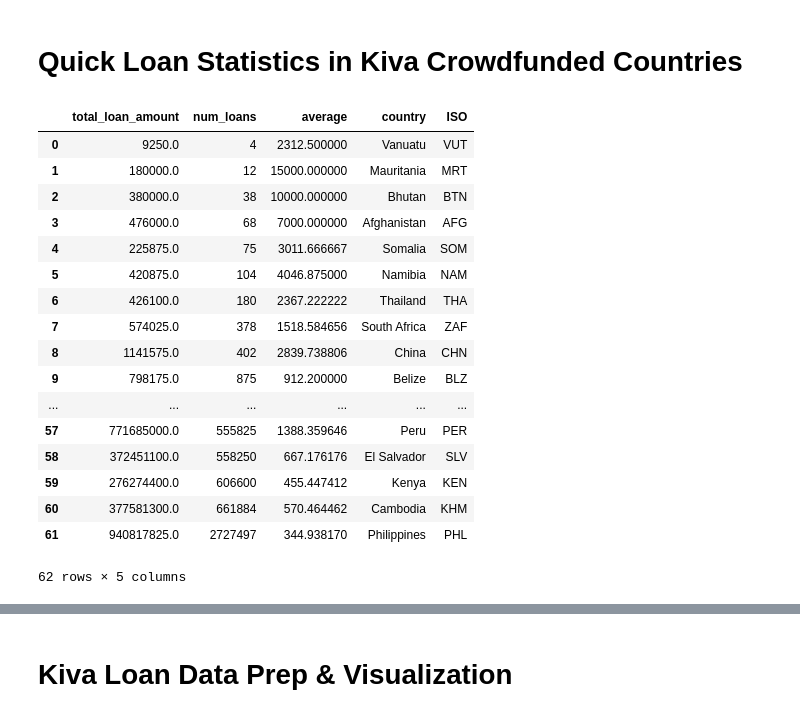
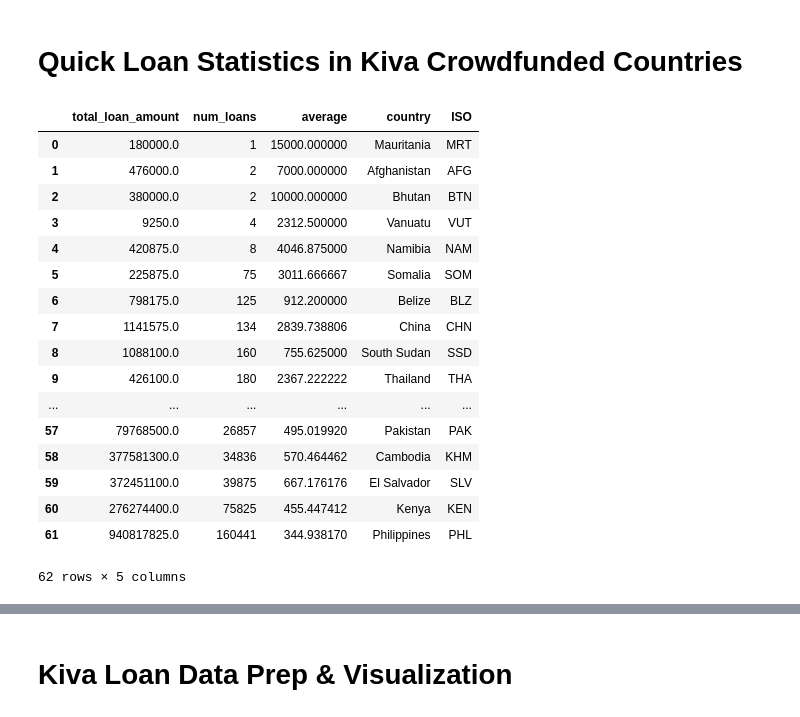
Before and after one commit to smakhijani/kaggle-kiva-crowdfunding, a Jupyter notebook: Preliminary Exploratory Data Analysis.ipynb, the cells around one changed output, grey strips where cells are left out. Drawn from its saved outputs; the diff is of its cells as text; code cells hidden in the pictures.

```diff
--- a/Preliminary Exploratory Data Analysis.ipynb
+++ b/Preliminary Exploratory Data Analysis.ipynb
@@ -76,36 +76,37 @@ csv_into_sql('loan_theme_ids.csv', 'loan_theme', conn)
 # %% [markdown]
 # Quick Loan Statistics in Kiva Crowdfunded Countries
 # %%
-loan_data = pd.read_sql_query(
+#Create table with total loan amount, average loan amount per country
+loan_total = pd.read_sql_query(
     """
-    SELECT SUM(loan_amount) AS total_loan_amount, COUNT(kiva_loans.country) AS num_loans, \
+    SELECT SUM(loan_amount) AS total_loan_amount, COUNT(DISTINCT kiva_loans.id) AS num_loans, \
         AVG(loan_amount) AS average, kiva_loans.country AS country, kiva_locations.ISO
     FROM kiva_loans
     INNER JOIN kiva_locations ON kiva_loans.country = kiva_locations.country
     WHERE kiva_loans.country IS NOT NULL
     GROUP BY kiva_loans.country
     ORDER BY num_loans ASC
     """,
     conn
 )
-loan_data
+loan_total
 # %% [output]
 |  | total_loan_amount | num_loans | average | country | ISO |
-| 0 | 9250.0 | 4 | 2312.500000 | Vanuatu | VUT |
-| 1 | 180000.0 | 12 | 15000.000000 | Mauritania | MRT |
-| 2 | 380000.0 | 38 | 10000.000000 | Bhutan | BTN |
-| 3 | 476000.0 | 68 | 7000.000000 | Afghanistan | AFG |
-| 4 | 225875.0 | 75 | 3011.666667 | Somalia | SOM |
-| 5 | 420875.0 | 104 | 4046.875000 | Namibia | NAM |
-| 6 | 426100.0 | 180 | 2367.222222 | Thailand | THA |
-| 7 | 574025.0 | 378 | 1518.584656 | South Africa | ZAF |
-| 8 | 1141575.0 | 402 | 2839.738806 | China | CHN |
-| 9 | 798175.0 | 875 | 912.200000 | Belize | BLZ |
+| 0 | 180000.0 | 1 | 15000.000000 | Mauritania | MRT |
+| 1 | 476000.0 | 2 | 7000.000000 | Afghanistan | AFG |
+| 2 | 380000.0 | 2 | 10000.000000 | Bhutan | BTN |
+| 3 | 9250.0 | 4 | 2312.500000 | Vanuatu | VUT |
+| 4 | 420875.0 | 8 | 4046.875000 | Namibia | NAM |
+| 5 | 225875.0 | 75 | 3011.666667 | Somalia | SOM |
+| 6 | 798175.0 | 125 | 912.200000 | Belize | BLZ |
+| 7 | 1141575.0 | 134 | 2839.738806 | China | CHN |
+| 8 | 1088100.0 | 160 | 755.625000 | South Sudan | SSD |
+| 9 | 426100.0 | 180 | 2367.222222 | Thailand | THA |
 | ... | ... | ... | ... | ... | ... |
-| 57 | 771685000.0 | 555825 | 1388.359646 | Peru | PER |
-| 58 | 372451100.0 | 558250 | 667.176176 | El Salvador | SLV |
-| 59 | 276274400.0 | 606600 | 455.447412 | Kenya | KEN |
-| 60 | 377581300.0 | 661884 | 570.464462 | Cambodia | KHM |
-| 61 | 940817825.0 | 2727497 | 344.938170 | Philippines | PHL |
+| 57 | 79768500.0 | 26857 | 495.019920 | Pakistan | PAK |
+| 58 | 377581300.0 | 34836 | 570.464462 | Cambodia | KHM |
+| 59 | 372451100.0 | 39875 | 667.176176 | El Salvador | SLV |
+| 60 | 276274400.0 | 75825 | 455.447412 | Kenya | KEN |
+| 61 | 940817825.0 | 160441 | 344.938170 | Philippines | PHL |
 62 rows × 5 columns
 # %%
```
Also changed, not shown: parts of 17 cells of this notebook.
